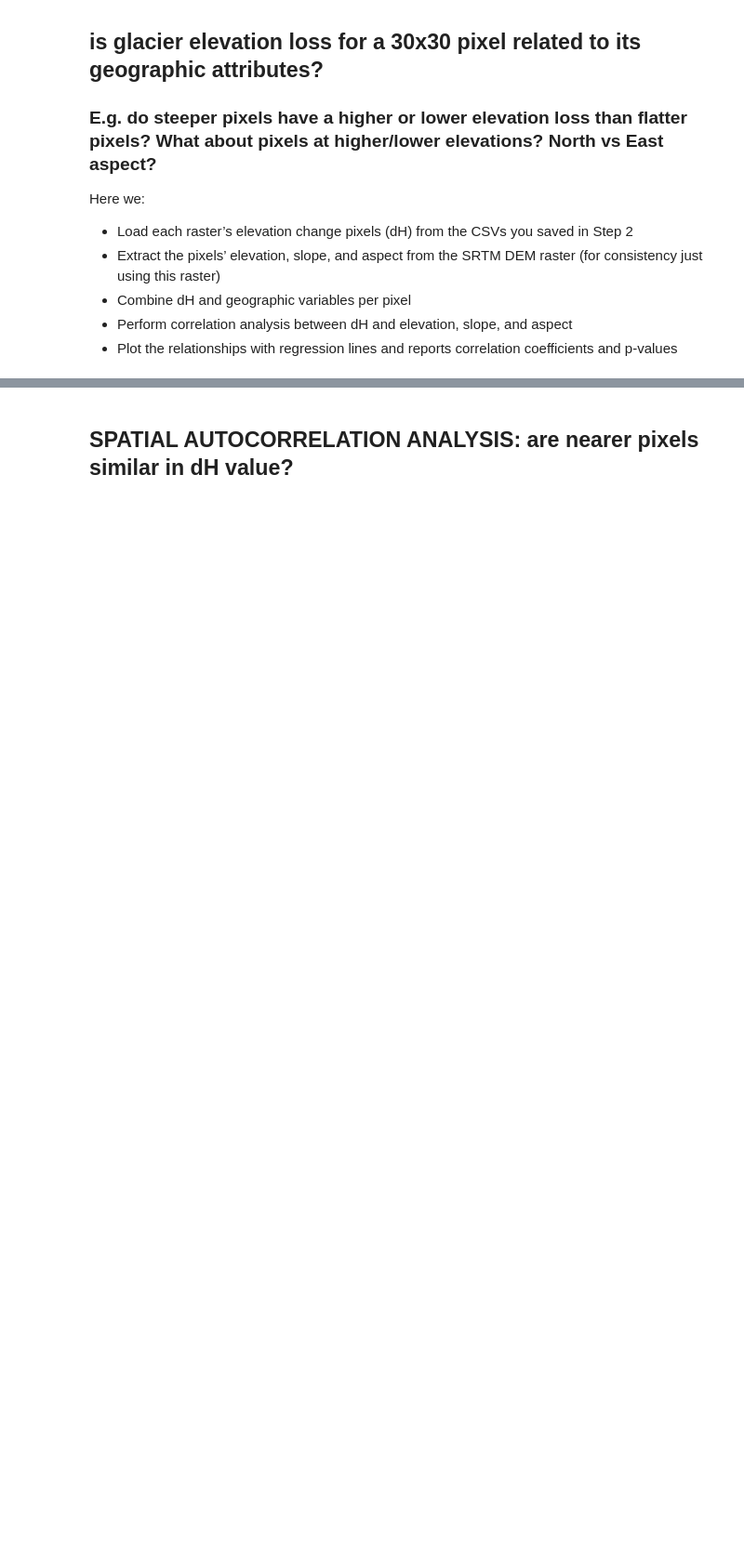
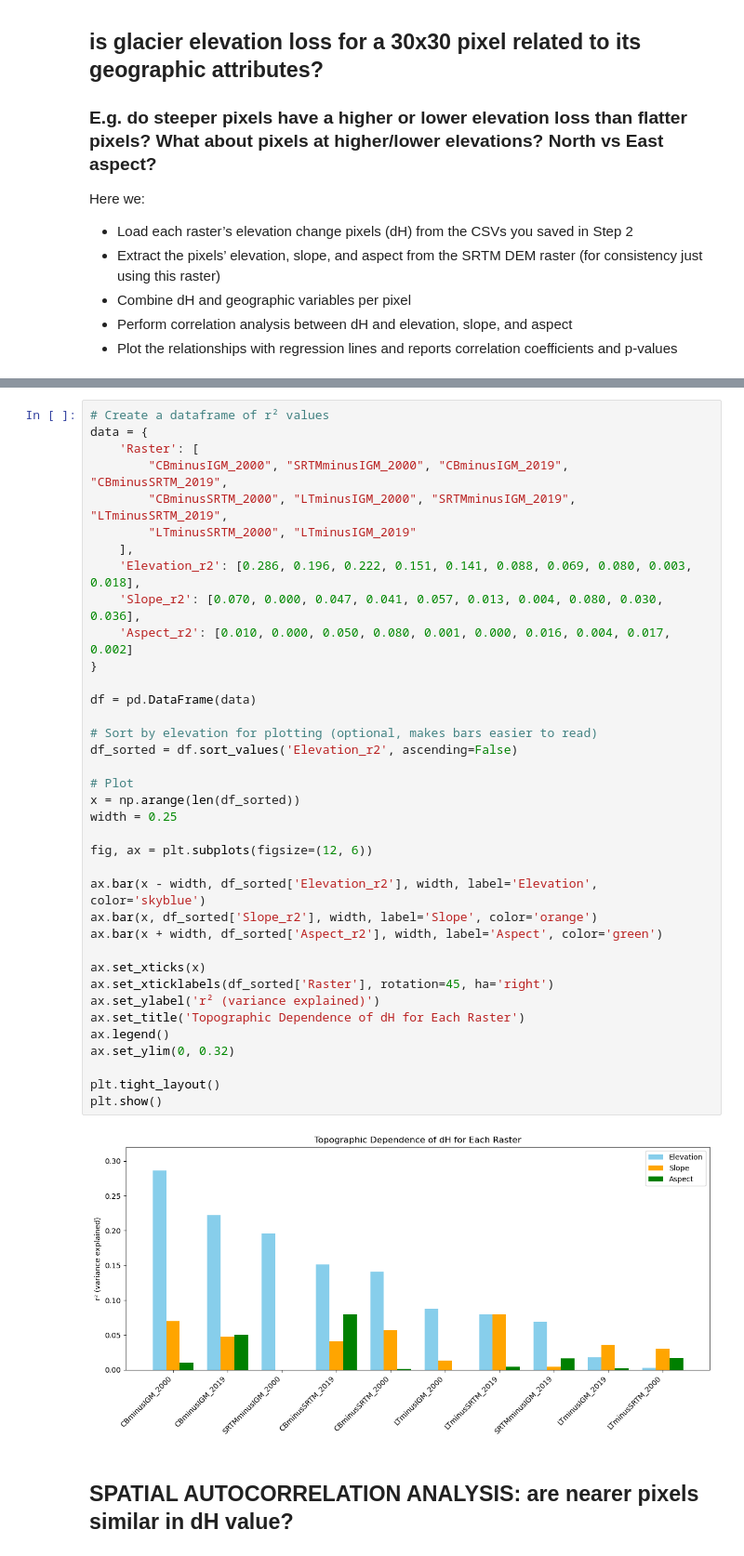
Before and after one commit to millie-spencer/Glacier-DEM-coregistration-and-MB, a Jupyter notebook: 05_MB_geospatial_analysis.ipynb, the cells around one changed output, grey strips where cells are left out. Shown at 93% size. Saved outputs shown, nothing was run; the diff lists cells and outputs as text; blank space fills up the shorter version.

```diff
--- a/05_MB_geospatial_analysis.ipynb
+++ b/05_MB_geospatial_analysis.ipynb
@@ -430,2 +923,41 @@ Across the board small r2 values. Weak relationship between dH and geographic va
+# %%
+# Create a dataframe of r² values
+data = {
+    'Raster': [
+        "CBminusIGM_2000", "SRTMminusIGM_2000", "CBminusIGM_2019", "CBminusSRTM_2019",
+        "CBminusSRTM_2000", "LTminusIGM_2000", "SRTMminusIGM_2019", "LTminusSRTM_2019",
+        "LTminusSRTM_2000", "LTminusIGM_2019"
+    ],
+    'Elevation_r2': [0.286, 0.196, 0.222, 0.151, 0.141, 0.088, 0.069, 0.080, 0.003, 0.018],
+    'Slope_r2': [0.070, 0.000, 0.047, 0.041, 0.057, 0.013, 0.004, 0.080, 0.030, 0.036],
+    'Aspect_r2': [0.010, 0.000, 0.050, 0.080, 0.001, 0.000, 0.016, 0.004, 0.017, 0.002]
+}
+
+df = pd.DataFrame(data)
+
+# Sort by elevation for plotting (optional, makes bars easier to read)
+df_sorted = df.sort_values('Elevation_r2', ascending=False)
+
+# Plot
+x = np.arange(len(df_sorted))
+width = 0.25
+
+fig, ax = plt.subplots(figsize=(12, 6))
+
+ax.bar(x - width, df_sorted['Elevation_r2'], width, label='Elevation', color='skyblue')
+ax.bar(x, df_sorted['Slope_r2'], width, label='Slope', color='orange')
+ax.bar(x + width, df_sorted['Aspect_r2'], width, label='Aspect', color='green')
+
+ax.set_xticks(x)
+ax.set_xticklabels(df_sorted['Raster'], rotation=45, ha='right')
+ax.set_ylabel('r² (variance explained)')
+ax.set_title('Topographic Dependence of dH for Each Raster')
+ax.legend()
+ax.set_ylim(0, 0.32)
+
+plt.tight_layout()
+plt.show()
+# %% [output]
+[figure, added]
 # %% [markdown]
 ## SPATIAL AUTOCORRELATION ANALYSIS: are nearer pixels similar in dH value?
```
Also changed, not shown: parts of 14 cells of this notebook, 2 other files.
